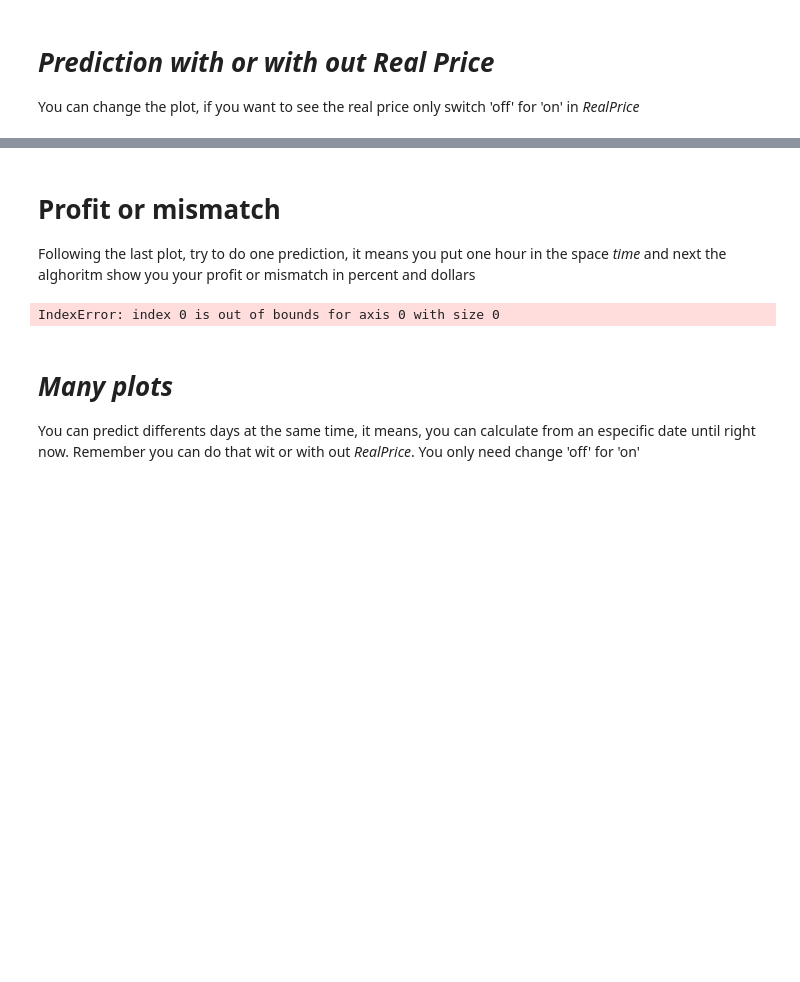
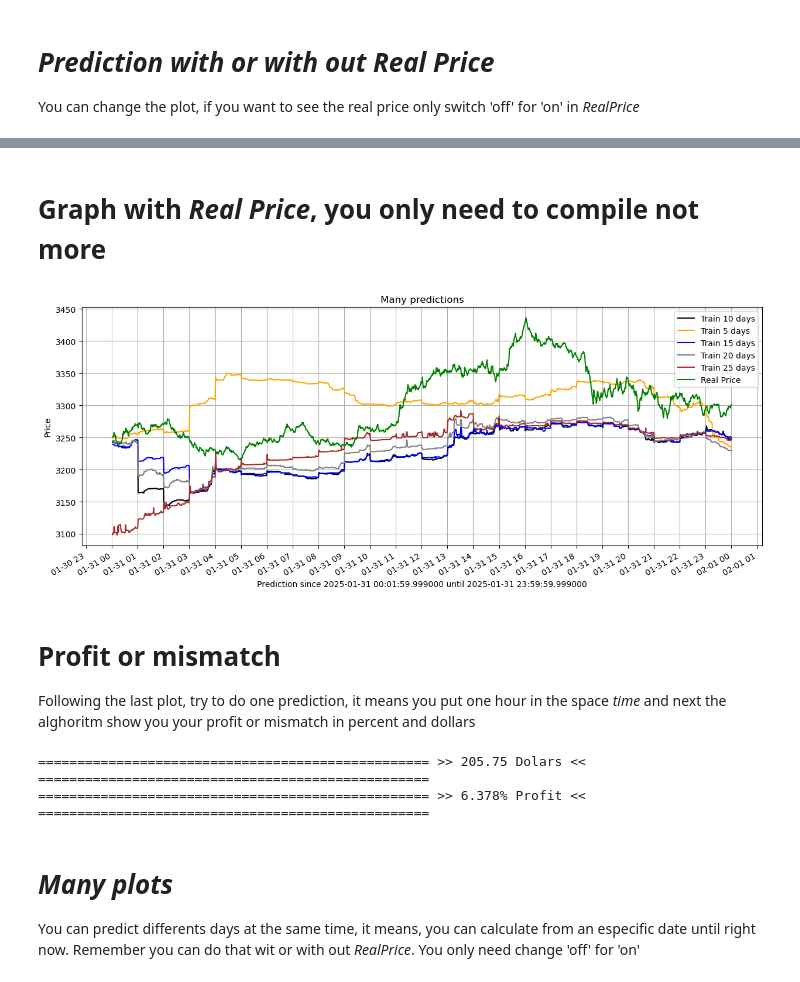
Before and after one commit to Santiagosphysics/FinalHeimdall, a Jupyter notebook: test_1.ipynb, the cells around one changed output, grey strips where cells are left out. Cells and saved outputs as stored; diff of their text form; code cells hidden in the pictures; blank space fills up the shorter version.

```diff
--- a/test_1.ipynb
+++ b/test_1.ipynb
@@ -28,3 +28,11 @@ With out real price
+# %% [markdown]
+# Graph with *Real Price*, you only need to compile not more
+# %%
+RealPrice = 'on'
+
+plot_1 = ModelIndicators().CreateImagesFivePreds(data=data, RealPrice=RealPrice, ShowImage=ShowImage)
+# %% [output]
+[figure, added]
 # %% [markdown]
 # Profit or mismatch
 
@@ -32,12 +40,14 @@ Following the last plot, try to do one prediction, it means you put one hour in
 # %%
 from utils import meassures
 
-time_in= '00:00:59.99'
-time_out = '05:00:59.99'
+
+time_in= '04:03:59.999'
+time_out = '16:00:59.999'
 
 test = meassures.testing(test=data, time_in=time_in, time_out=time_out, end_time=end_time)
 # %% [output]
-IndexError: index 0 is out of bounds for axis 0 with size 0
+================================================== >> 205.75 Dolars << ==================================================
+================================================== >> 6.378% Profit << ==================================================
 # %% [markdown]
 # *Many plots*
 
```
Also changed, not shown: parts of 1 cell of this notebook, 1 other file.
